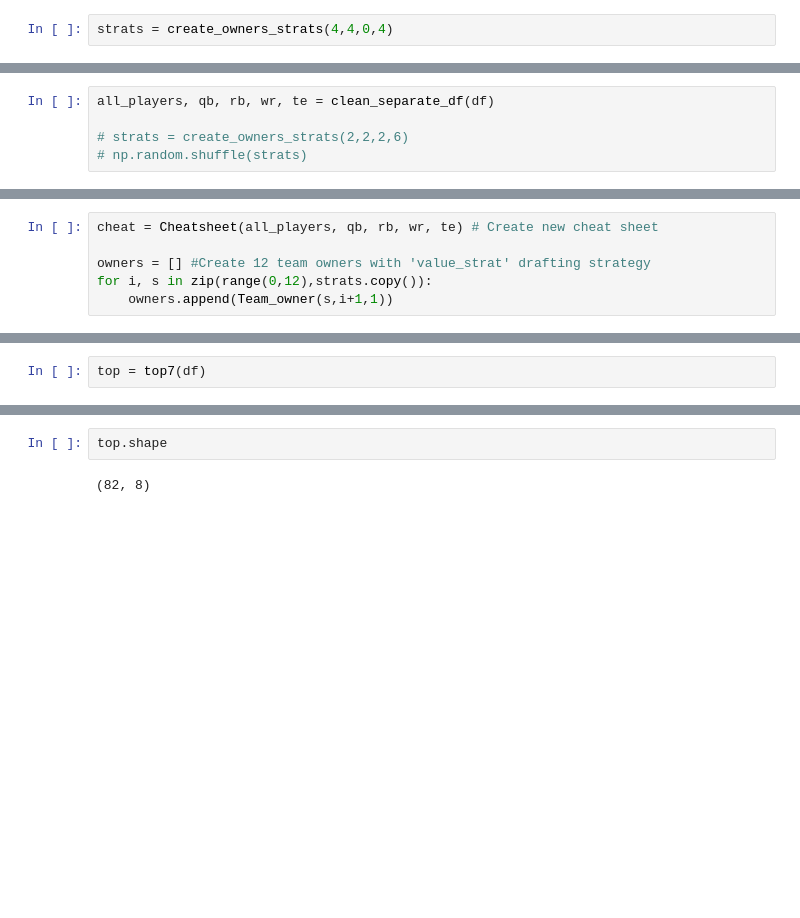
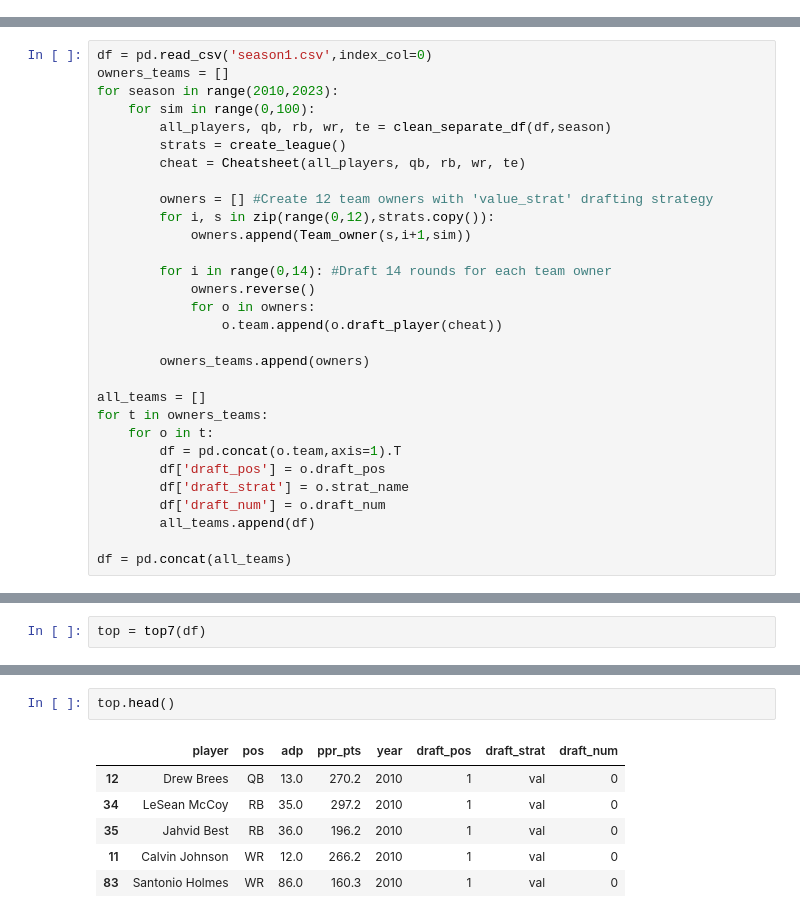
Before and after one commit to ffb-optimal-draft/ffb-draft-strategy, a Jupyter notebook: simulation.ipynb, the cells around one changed output, grey strips where cells are left out. Saved outputs shown, nothing was run; the diff lists cells and outputs as text; blank space fills up the shorter version.

```diff
--- a/simulation.ipynb
+++ b/simulation.ipynb
@@ -37,2 +217,0 @@ def create_owners_strats(hero,zero,rb_heavy,value):
-# %%
-strats = create_owners_strats(4,4,0,4)
@@ -222,5 +217,0 @@ def top7(df):
-# %%
-all_players, qb, rb, wr, te = clean_separate_df(df)
-
-# strats = create_owners_strats(2,2,2,6)
-# np.random.shuffle(strats)
@@ -231,6 +217,0 @@ len(strats[0][1])
-# %%
-cheat = Cheatsheet(all_players, qb, rb, wr, te) # Create new cheat sheet
-
-owners = [] #Create 12 team owners with 'value_strat' drafting strategy
-for i, s in zip(range(0,12),strats.copy()):
-    owners.append(Team_owner(s,i+1,1))
@@ -273,0 +220,30 @@ df[df.draft_pos==4].sort_values('adp')
+# %%
+df = pd.read_csv('season1.csv',index_col=0)
+owners_teams = []
+for season in range(2010,2023):
+    for sim in range(0,100):
+        all_players, qb, rb, wr, te = clean_separate_df(df,season)
+        strats = create_league()
+        cheat = Cheatsheet(all_players, qb, rb, wr, te)
+
+        owners = [] #Create 12 team owners with 'value_strat' drafting strategy
+        for i, s in zip(range(0,12),strats.copy()):
+            owners.append(Team_owner(s,i+1,sim))
+
+        for i in range(0,14): #Draft 14 rounds for each team owner
+            owners.reverse()
+            for o in owners:
+                o.team.append(o.draft_player(cheat))
+
+        owners_teams.append(owners)
+
+all_teams = []
+for t in owners_teams:
+    for o in t:
+        df = pd.concat(o.team,axis=1).T
+        df['draft_pos'] = o.draft_pos
+        df['draft_strat'] = o.strat_name
+        df['draft_num'] = o.draft_num
+        all_teams.append(df)
+
+df = pd.concat(all_teams)
@@ -304,4 +272,9 @@ Name: ppr_pts, dtype: object
 # %%
-top.shape
+top.head()
 # %% [output]
-(82, 8)
+|  | player | pos | adp | ppr_pts | year | draft_pos | draft_strat | draft_num |
+| 12 | Drew Brees | QB | 13.0 | 270.2 | 2010 | 1 | val | 0 |
+| 34 | LeSean McCoy | RB | 35.0 | 297.2 | 2010 | 1 | val | 0 |
+| 35 | Jahvid Best | RB | 36.0 | 196.2 | 2010 | 1 | val | 0 |
+| 11 | Calvin Johnson | WR | 12.0 | 266.2 | 2010 | 1 | val | 0 |
+| 83 | Santonio Holmes | WR | 86.0 | 160.3 | 2010 | 1 | val | 0 |
```
Also changed, not shown: parts of 14 cells of this notebook, 2 other files.
